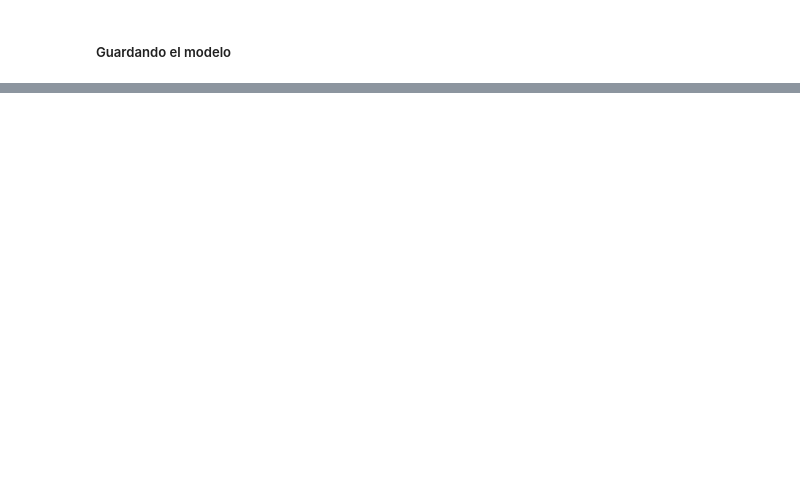
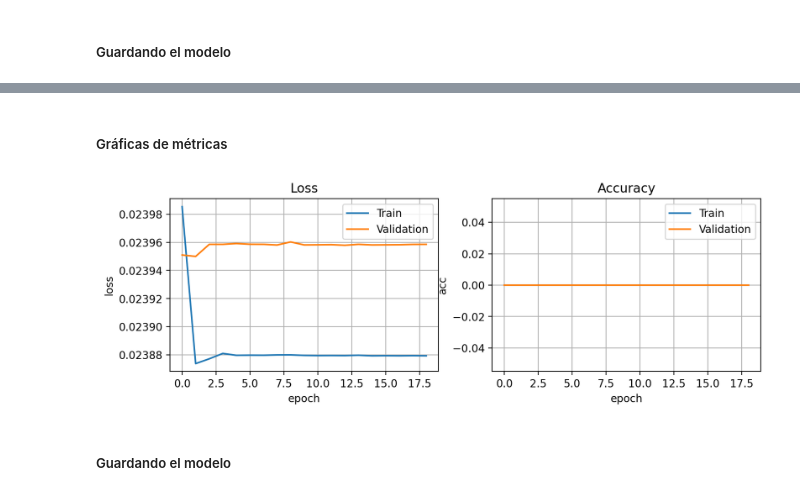
Before and after one commit to jesusmiguel123/Soluci-n-al-problema-de-Rutas-de-veh-culos-aplicando-GNN-y-CNN, a Jupyter notebook: Solucion al problema de Rutas de Vehiculos aplicando GNN y CNN.ipynb, the cells around one changed output, grey strips where cells are left out. Saved outputs shown, nothing was run; the diff lists cells and outputs as text; code cells hidden in the pictures; blank space fills up the shorter version.

```diff
--- a/Solucion al problema de Rutas de Vehiculos aplicando GNN y CNN.ipynb
+++ b/Solucion al problema de Rutas de Vehiculos aplicando GNN y CNN.ipynb
@@ -457,0 +699,3 @@ torch.save(FNN_CVRPmodel.state_dict(), path["FNNmodelCVRP"])
+# %%
+CNN_CVRPmodel = CNN(dimensionX_CVRP, dimensiony_CVRP)
+CNN_CVRPmodel
@@ -457,0 +724,6 @@ torch.save(FNN_CVRPmodel.state_dict(), path["FNNmodelCVRP"])
+# %%
+epochs = 20
+
+CNNTrainLossCVRP, CNNValLossCVRP, CNNTrainAccCVRP, CNNValAccCVRP = fit(CNN_CVRPmodel,
+                                                                       dataloaderCVRP,
+                                                                       epochs=epochs)
@@ -457,0 +751,25 @@ torch.save(FNN_CVRPmodel.state_dict(), path["FNNmodelCVRP"])
+# %% [markdown]
+##### Gráficas de métricas
+# %%
+fig = plt.figure(dpi=200, figsize=(10,3))
+ax = plt.subplot(121)
+ax.plot(CNNTrainLossCVRP[2:], label="Train")
+ax.plot(CNNValLossCVRP[2:], label="Validation")
+ax.legend()
+ax.grid(True)
+ax.set_title('Loss')
+ax.set_xlabel('epoch')
+ax.set_ylabel('loss')
+ax = plt.subplot(122)
+ax.plot(CNNTrainAccCVRP[2:], label="Train")
+ax.plot(CNNValAccCVRP[2:], label="Validation")
+ax.legend()
+ax.grid(True)
+ax.set_title('Accuracy')
+ax.set_ylabel('acc')
+ax.set_xlabel('epoch')
+plt.show()
+# %% [output]
+[figure, added]
+# %% [markdown]
+##### Guardando el modelo
```
Also changed, not shown: parts of 42 cells of this notebook, 1 other file.
